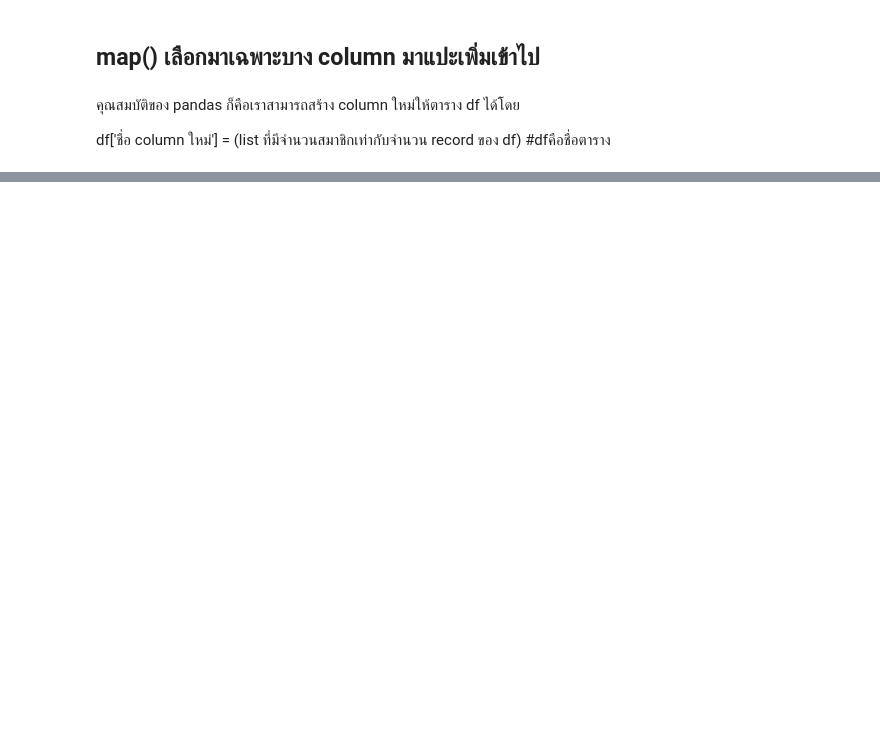
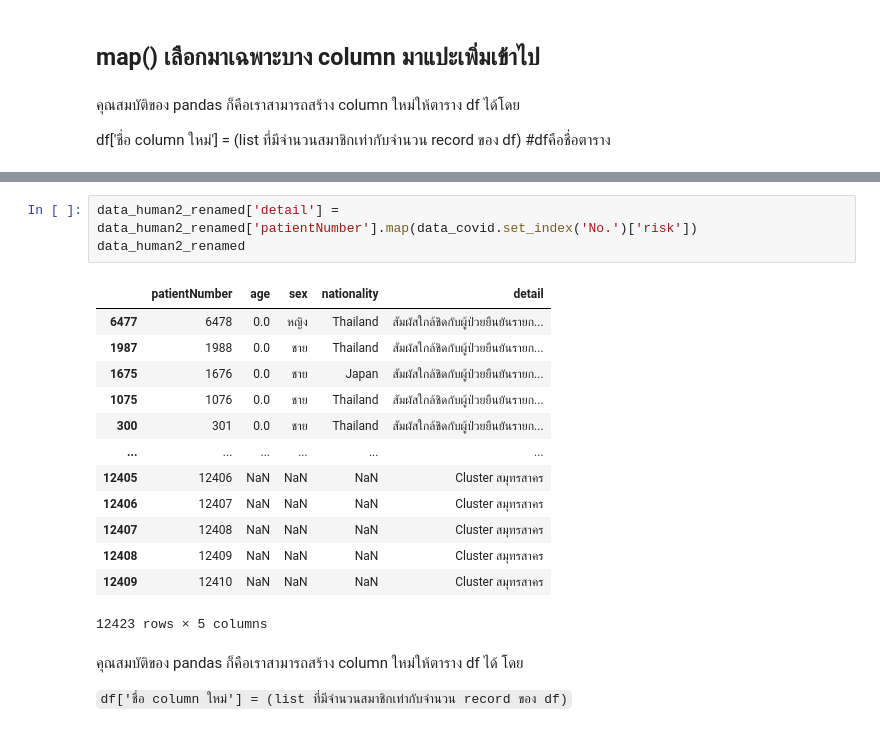
Before and after one commit to Tunyakarn/data_viz, a Jupyter notebook: Pandas102.ipynb, the cells around one changed output, grey strips where cells are left out. Cells and saved outputs as stored; diff of their text form; blank space fills up the shorter version.

````diff
--- a/Pandas102.ipynb
+++ b/Pandas102.ipynb
@@ -259,0 +306,21 @@ df['ชื่อ column ใหม่'] = (list ที่มีจำนวนส
+# %%
+data_human2_renamed['detail'] = data_human2_renamed['patientNumber'].map(data_covid.set_index('No.')['risk'])
+data_human2_renamed
+# %% [output]
+|  | patientNumber | age | sex | nationality | detail |
+| 6477 | 6478 | 0.0 | หญิง | Thailand | สัมผัสใกล้ชิดกับผู้ป่วยยืนยันรายก... |
+| 1987 | 1988 | 0.0 | ชาย | Thailand | สัมผัสใกล้ชิดกับผู้ป่วยยืนยันรายก... |
+| 1675 | 1676 | 0.0 | ชาย | Japan | สัมผัสใกล้ชิดกับผู้ป่วยยืนยันรายก... |
+| 1075 | 1076 | 0.0 | ชาย | Thailand | สัมผัสใกล้ชิดกับผู้ป่วยยืนยันรายก... |
+| 300 | 301 | 0.0 | ชาย | Thailand | สัมผัสใกล้ชิดกับผู้ป่วยยืนยันรายก... |
+| ... | ... | ... | ... | ... | ... |
+| 12405 | 12406 | NaN | NaN | NaN | Cluster สมุทรสาคร |
+| 12406 | 12407 | NaN | NaN | NaN | Cluster สมุทรสาคร |
+| 12407 | 12408 | NaN | NaN | NaN | Cluster สมุทรสาคร |
+| 12408 | 12409 | NaN | NaN | NaN | Cluster สมุทรสาคร |
+| 12409 | 12410 | NaN | NaN | NaN | Cluster สมุทรสาคร |
+12423 rows × 5 columns
+# %% [markdown]
+คุณสมบัติของ pandas ก็คือเราสามารถสร้าง column ใหม่ให้ตาราง df ได้ โดย
+
+```df['ชื่อ column ใหม่'] = (list ที่มีจำนวนสมาชิกเท่ากับจำนวน record ของ df)```
````
Also changed, not shown: parts of 26 cells of this notebook.
